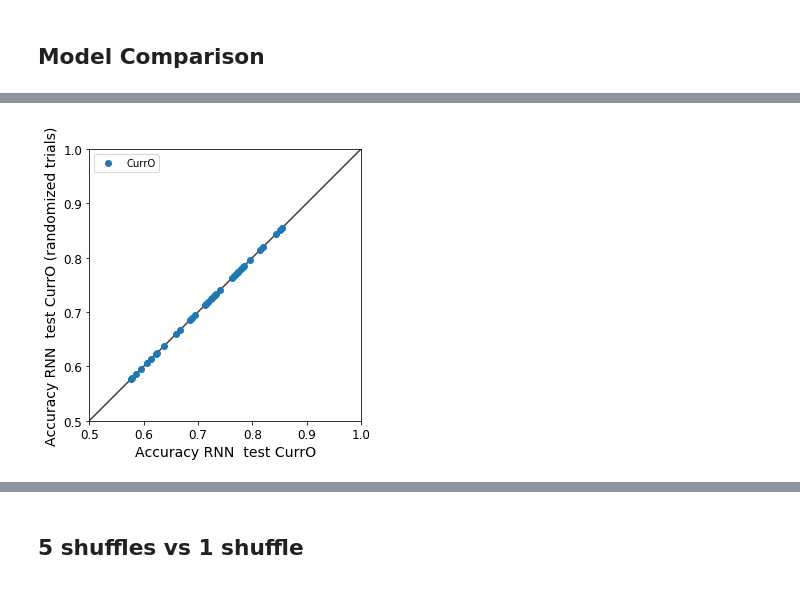
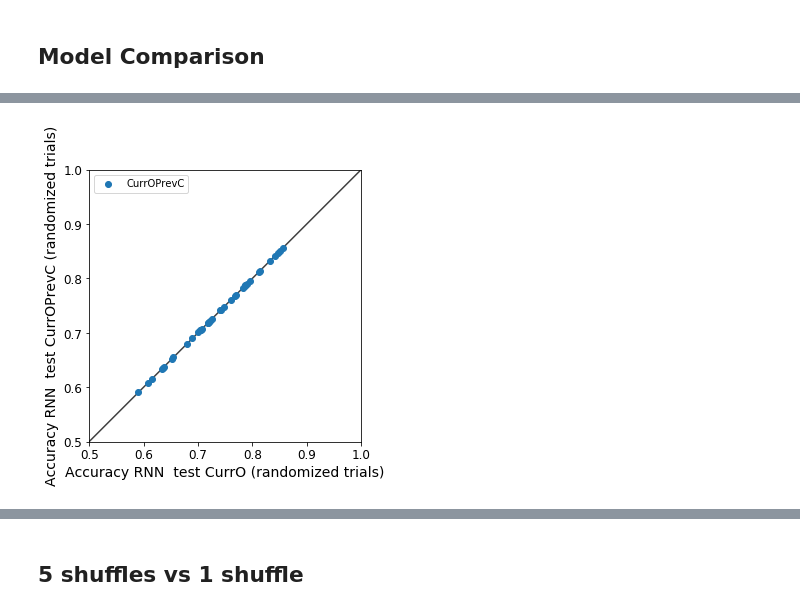
Before and after one commit to ritwik7/RNN_Economist, a Jupyter notebook: Appdataanalysis.ipynb, the cells around one changed output, grey strips where cells are left out. Cells and saved outputs as stored; diff of their text form; code cells hidden in the pictures.

```diff
--- a/Appdataanalysis.ipynb
+++ b/Appdataanalysis.ipynb
@@ -464,6 +552,7 @@ all_subj_metrics_manual_currprevopts=pd.read_csv(dir_path+"Summaries/OddEvenPlay
 
 ######## RANDOMIZED TRIALS
 all_subj_metrics_manual_currO_randdomtrials  = pd.read_csv(dir_path+"Summaries/OddEvenPlays/RandomizedPlays1/RandomizedTrials/currO_all_subj_metrics_manual_df8_testsess.csv") ## current options
+all_subj_metrics_manual_currOprevC_randomtrials = pd.read_csv(dir_path+"Summaries/OddEvenPlays/RandomizedPlays1/RandomizedTrials/currOprevC_all_subj_metrics_manual_df8_testsess.csv") ## current options, prev actions,
 # %% [markdown]
 ## PROSPECT THEORY vs RNN
 # %%
@@ -687,21 +818,21 @@ plt.savefig(dir_path+"Summaries/OddEvenPlays/RandomizedPlays1" +"/ModelCompariso
 # %%
 fig,ax= plt.subplots(figsize=(5,5))
 lims = [
     np.min([ax.get_xlim(), ax.get_ylim()]),  # min of both axes
     np.max([ax.get_xlim(), ax.get_ylim()]),  # max of both axes
 ]
 ax.plot(lims,lims,color='black',alpha=0.75, zorder=0)
 ax.set_aspect('equal')
-ax.set_xlabel('Accuracy RNN  test CurrO', Fontsize=14)
-ax.set_ylabel('Accuracy RNN  test CurrO (randomized trials)'  ,Fontsize=14);
+ax.set_xlabel('Accuracy RNN  test CurrO (randomized trials)', Fontsize=14)
+ax.set_ylabel('Accuracy RNN  test CurrOPrevC (randomized trials)'  ,Fontsize=14);
 
 ax.set_xlim([0.5,1])
 ax.set_ylim([0.5,1]);
 
-plt.scatter(all_subj_metrics_manual_currO.accuracy_test, all_subj_metrics_manual_currO_randdomtrials.accuracy_test,label="CurrO")
+plt.scatter(all_subj_metrics_manual_currOprevC.accuracy_test, all_subj_metrics_manual_currOprevC_randomtrials.accuracy_test,label="CurrOPrevC")
 
 
 plt.legend(loc=0);
-plt.savefig(dir_path+"Summaries/OddEvenPlays/RandomizedPlays1/RandomizedTrials" +"/Accuracy_test_random_currO.pdf")
+# plt.savefig(dir_path+"Summaries/OddEvenPlays/RandomizedPlays1/RandomizedTrials" +"/Accuracy_test_random_currO.pdf")
 # %% [output]
-[figure, old version]
+[figure, new version]
```
Also changed, not shown: parts of 39 cells of this notebook, 16 other files.
